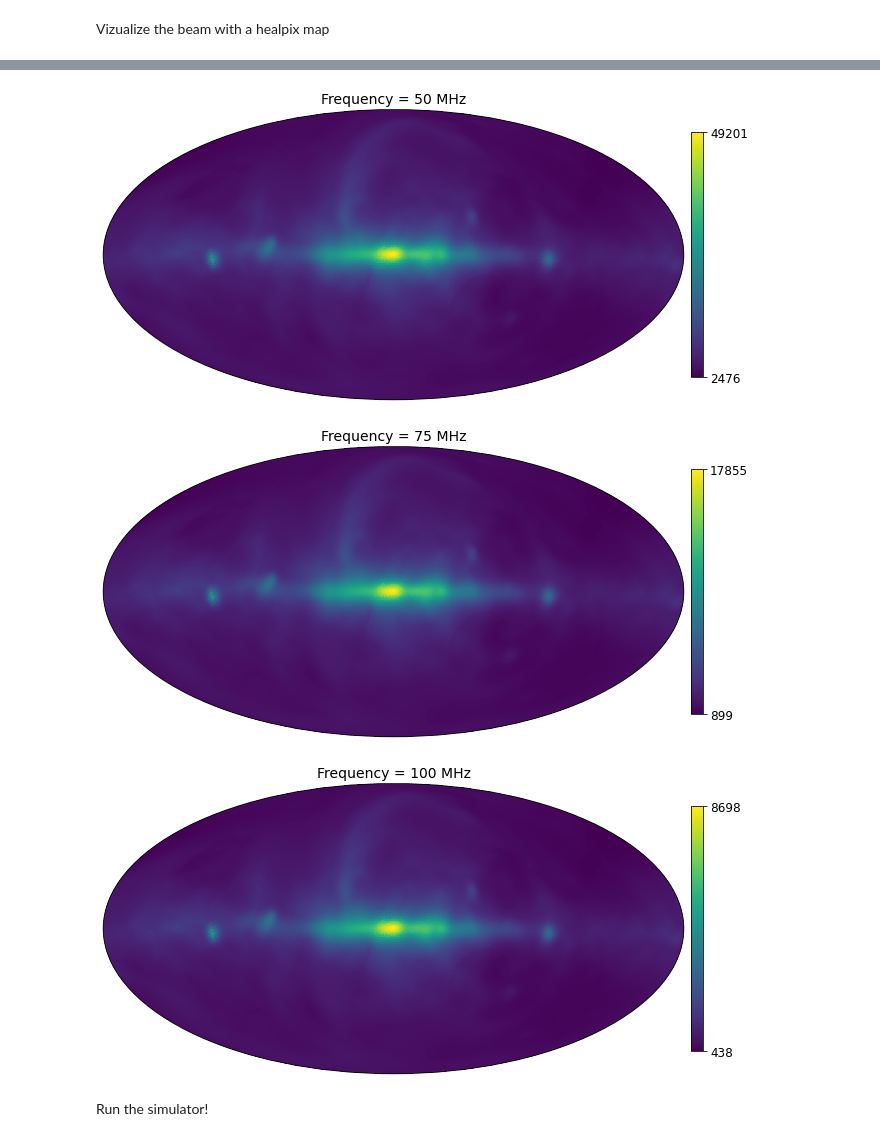
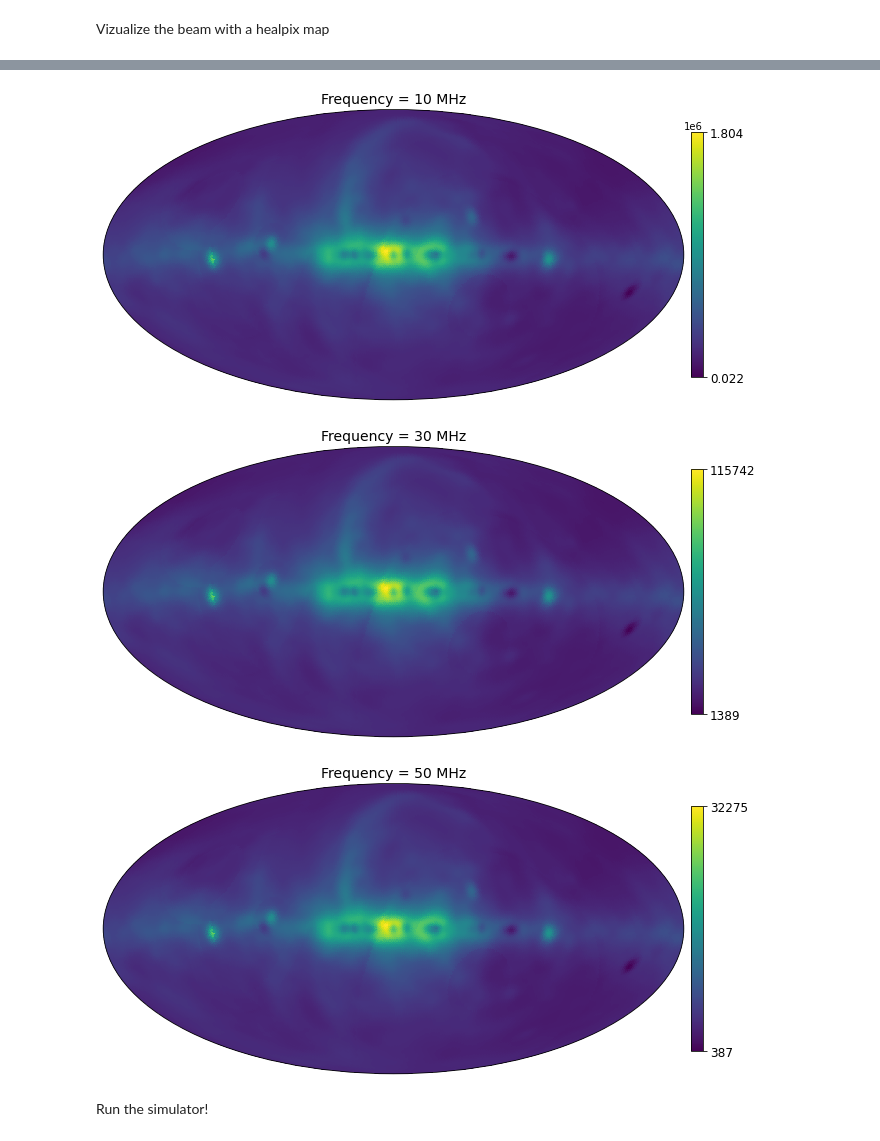
Before and after one commit to christianhbye/croissant, a Jupyter notebook: notebooks/example_sim-Copy1.ipynb, the cells around one changed output, grey strips where cells are left out. Saved outputs shown, nothing was run; the diff lists cells and outputs as text; code cells hidden in the pictures.

```diff
--- a/notebooks/example_sim-Copy1.ipynb
+++ b/notebooks/example_sim-Copy1.ipynb
@@ -86,6 +96,6 @@ We use the Global Sky Model (Zheng et al 2016) at 75 MHz as the sky model and ex
 # %%
-sky = cro.sky.Sky.gsm([70], res="lo")
-sky.power_law_map(frequencies, spectral_index=-2.5)
+sky = cro.sky.Sky.gsm(25, res="lo")
+sky.power_law_map(beam.frequencies, spectral_index=-2.5)
 # %%
 # the sky model is indeed a perfect power law
 plt.figure()
@@ -99,10 +110,10 @@ plt.show()
 # %%
-for freq in frequencies[::25]:
+for freq in sky.frequencies[9::20]:
     sky.plot(frequency=freq, cbar=True, cb_orientation="vertical", projection_type="mollweide")
 # %% [output]
-[figure, old version]
+[figure, new version]
-[figure, old version]
+[figure, new version]
-[figure, old version]
+[figure, new version]
 # %% [markdown]
 Run the simulator!
 # %%
```
Also changed, not shown: parts of 27 cells of this notebook.
